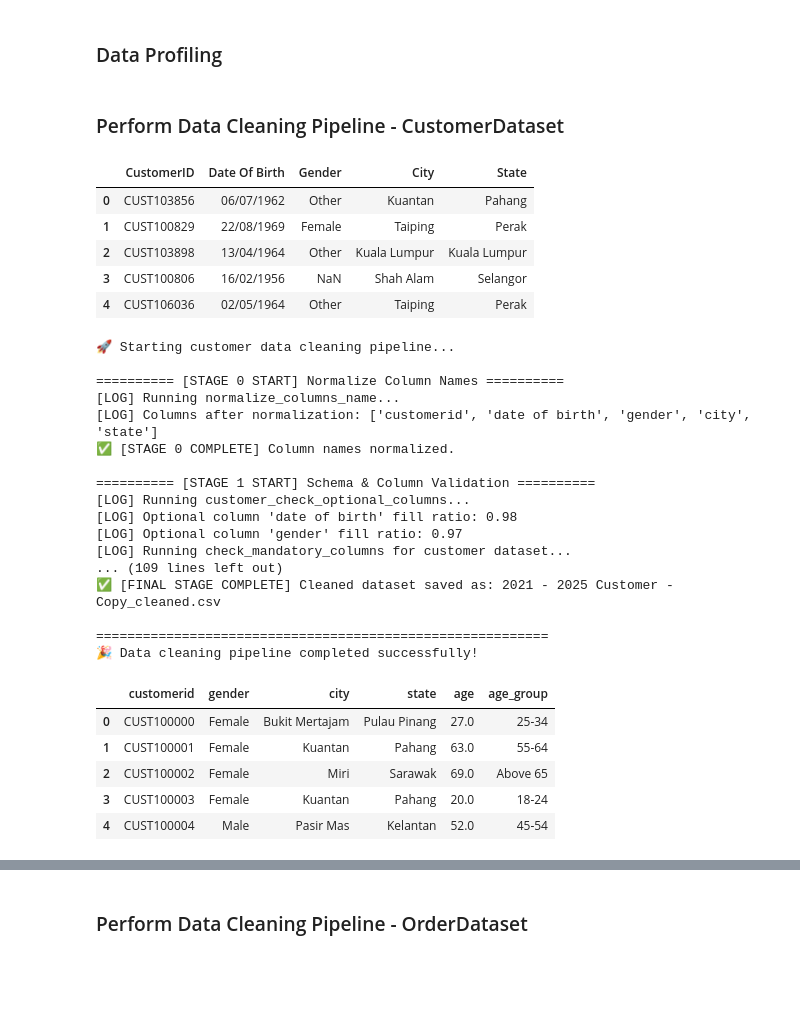
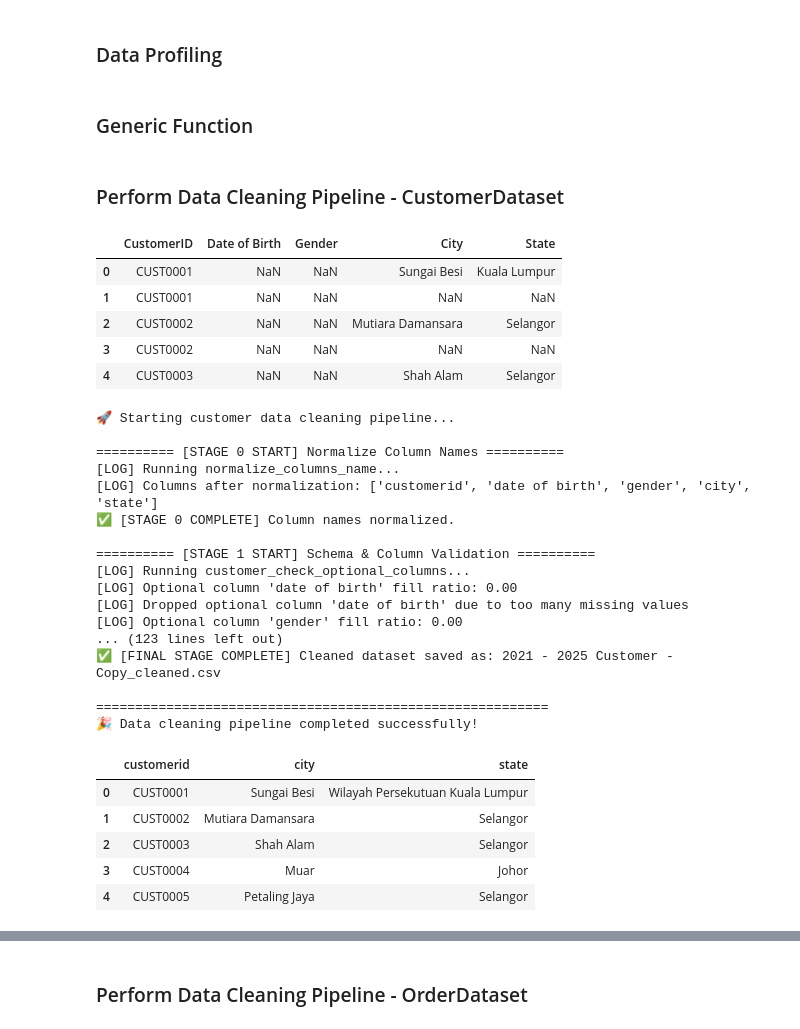
Before and after one commit to celinezyyy/Segma_FYP, a Jupyter notebook: server/python/dataCleaning/customerCleaning.ipynb, the cells around one changed output, grey strips where cells are left out. Cells and saved outputs as stored; diff of their text form; code cells hidden in the pictures; blank space fills up the shorter version.

```diff
--- a/server/python/dataCleaning/customerCleaning.ipynb
+++ b/server/python/dataCleaning/customerCleaning.ipynb
@@ -24,3 +24,5 @@ from fuzzywuzzy import process, fuzz
 ### Data Profiling
 # %%
 ## Create later
+# %% [markdown]
+### Generic Function
@@ -29,22 +105,22 @@ from fuzzywuzzy import process, fuzz
 # %%
 # Step 2: Load dataset
 # Replace 'customer_dataset.csv' with your actual file name or path
-# customer_file_path = "C:/Users/user/OneDrive/Desktop/Onedrive_YuyanDipsy/OneDrive/UM Y4S1/WIA3002 FYP 1 & 2/FYP2/Data/Soapan Santun - Use/2021 - 2025 Customer - Copy.csv"
+customer_file_path = "C:/Users/user/OneDrive/Desktop/Onedrive_YuyanDipsy/OneDrive/UM Y4S1/WIA3002 FYP 1 & 2/FYP2/Data/Soapan Santun - Use/2021 - 2025 Customer - Copy.csv"
 # customer_file_path = "C:/Users/user/OneDrive/Desktop/Onedrive_YuyanDipsy/OneDrive/UM Y4S1/WIA3002 FYP 1 & 2/FYP2/Data/Test Data/customer_dataset_balanced_5033_rows.csv"
-customer_file_path = "C:/Users/user/OneDrive/Desktop/Onedrive_YuyanDipsy/OneDrive/UM Y4S1/WIA3002 FYP 1 & 2/FYP2/Data/Test Data/customer_dataset_light_7719_rows.csv"
+# customer_file_path = "C:/Users/user/OneDrive/Desktop/Onedrive_YuyanDipsy/OneDrive/UM Y4S1/WIA3002 FYP 1 & 2/FYP2/Data/Test Data/customer_dataset_light_7719_rows.csv"
 # customer_file_path = "C:/Users/user/OneDrive/Desktop/Onedrive_YuyanDipsy/OneDrive/UM Y4S1/WIA3002 FYP 1 & 2/FYP2/Data/Test Data/customer_dataset_stress_6047_rows.csv"
 
 original_customer_dataset_name = "2021 - 2025 Customer - Copy.csv"
 
 # Read dataset
 customer_df = pd.read_csv(customer_file_path)
 
 # Show first few rows (original raw data)
 customer_df.head()
 # %% [output]
-|  | CustomerID | Date Of Birth | Gender | City | State |
-| 0 | CUST103856 | 06/07/1962 | Other | Kuantan | Pahang |
-| 1 | CUST100829 | 22/08/1969 | Female | Taiping | Perak |
-| 2 | CUST103898 | 13/04/1964 | Other | Kuala Lumpur | Kuala Lumpur |
-| 3 | CUST100806 | 16/02/1956 | NaN | Shah Alam | Selangor |
-| 4 | CUST106036 | 02/05/1964 | Other | Taiping | Perak |
+|  | CustomerID | Date of Birth | Gender | City | State |
+| 0 | CUST0001 | NaN | NaN | Sungai Besi | Kuala Lumpur |
+| 1 | CUST0001 | NaN | NaN | NaN | NaN |
+| 2 | CUST0002 | NaN | NaN | Mutiara Damansara | Selangor |
+| 3 | CUST0002 | NaN | NaN | NaN | NaN |
+| 4 | CUST0003 | NaN | NaN | Shah Alam | Selangor |
@@ -676,20 +678,20 @@ cleaned_customer_df.head()
 
 ========== [STAGE 1 START] Schema & Column Validation ==========
 [LOG] Running customer_check_optional_columns...
-[LOG] Optional column 'date of birth' fill ratio: 0.98
-[LOG] Optional column 'gender' fill ratio: 0.97
-[LOG] Running check_mandatory_columns for customer dataset...
-... (109 lines left out)
+[LOG] Optional column 'date of birth' fill ratio: 0.00
+[LOG] Dropped optional column 'date of birth' due to too many missing values
+[LOG] Optional column 'gender' fill ratio: 0.00
+... (123 lines left out)
 ✅ [FINAL STAGE COMPLETE] Cleaned dataset saved as: 2021 - 2025 Customer - Copy_cleaned.csv
 
 ==========================================================
 🎉 Data cleaning pipeline completed successfully!
-|  | customerid | gender | city | state | age | age_group |
-| 0 | CUST100000 | Female | Bukit Mertajam | Pulau Pinang | 27.0 | 25-34 |
-| 1 | CUST100001 | Female | Kuantan | Pahang | 63.0 | 55-64 |
-| 2 | CUST100002 | Female | Miri | Sarawak | 69.0 | Above 65 |
-| 3 | CUST100003 | Female | Kuantan | Pahang | 20.0 | 18-24 |
-| 4 | CUST100004 | Male | Pasir Mas | Kelantan | 52.0 | 45-54 |
+|  | customerid | city | state |
+| 0 | CUST0001 | Sungai Besi | Wilayah Persekutuan Kuala Lumpur |
+| 1 | CUST0002 | Mutiara Damansara | Selangor |
+| 2 | CUST0003 | Shah Alam | Selangor |
+| 3 | CUST0004 | Muar | Johor |
+| 4 | CUST0005 | Petaling Jaya | Selangor |
 # %%
 # ============================================= (CUSTOMER DATASET) DATASET CLEANING REPORT =============================================
 def generate_cleaning_report(original_df, cleaned_df, filename_prefix="cleaning_summary"):
```
Also changed, not shown: parts of 7 cells of this notebook.
